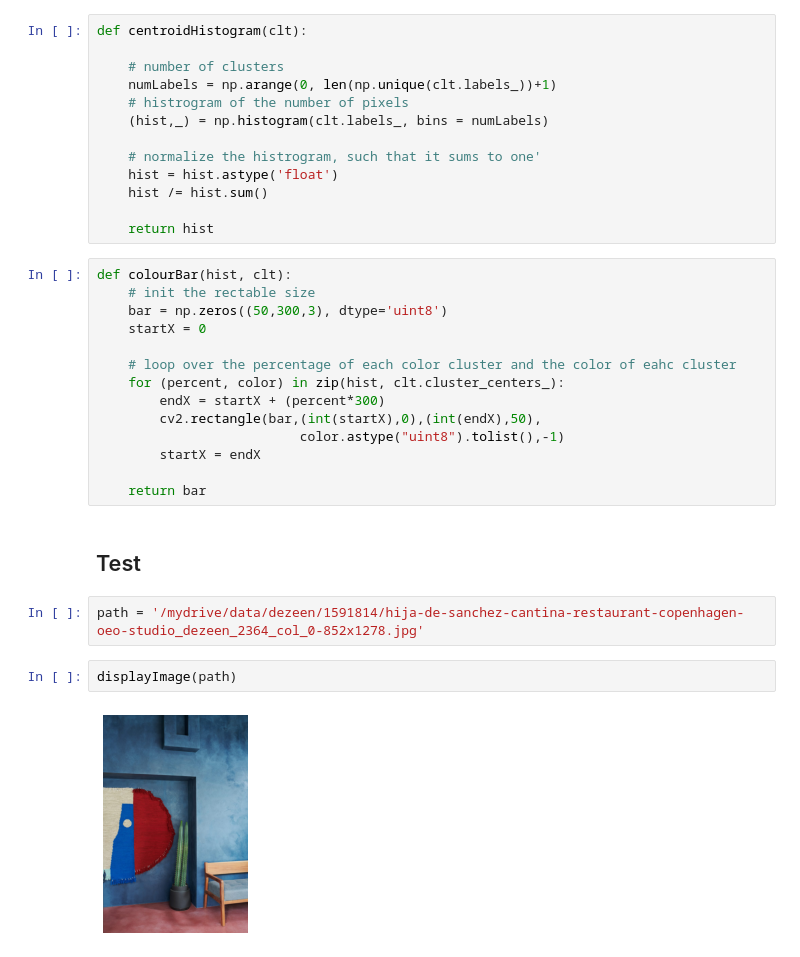
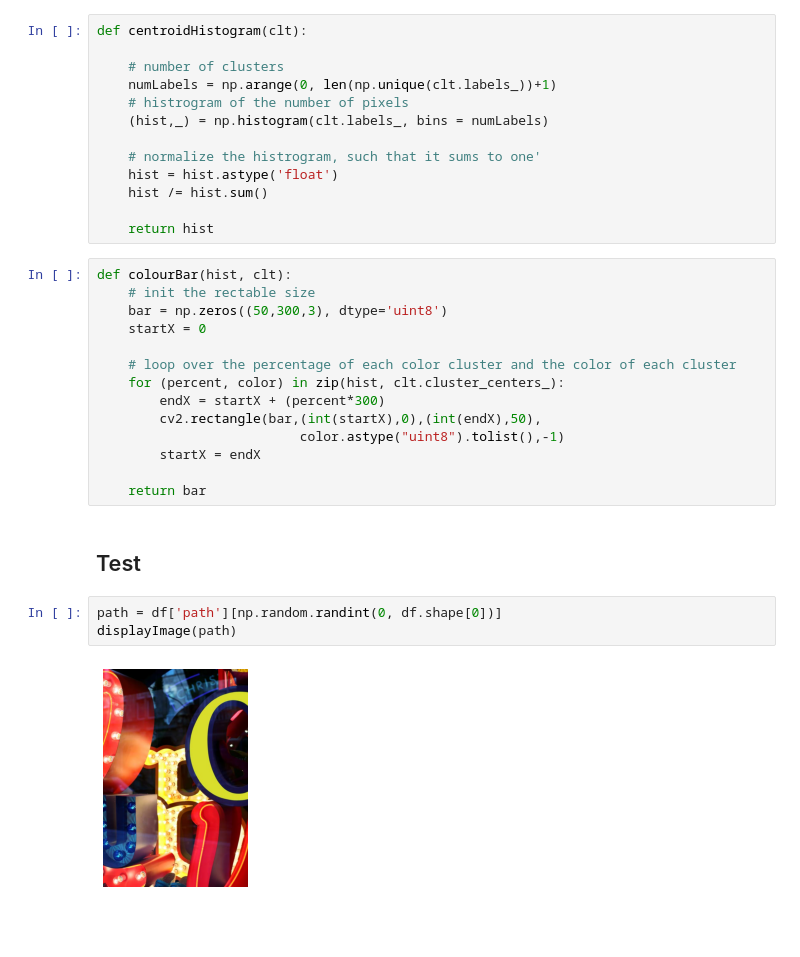
Before and after one commit to rickkk856/dezeenAI, a Jupyter notebook: 2_DominantColours.ipynb, the cells around one changed output. Drawn from its saved outputs; the diff is of its cells as text; blank space fills up the shorter version.

```diff
--- a/2_DominantColours.ipynb
+++ b/2_DominantColours.ipynb
@@ -117,7 +136,7 @@ def colourBar(hist, clt):
     bar = np.zeros((50,300,3), dtype='uint8')
     startX = 0
 
-    # loop over the percentage of each color cluster and the color of eahc cluster
+    # loop over the percentage of each color cluster and the color of each cluster
     for (percent, color) in zip(hist, clt.cluster_centers_):
         endX = startX + (percent*300)
         cv2.rectangle(bar,(int(startX),0),(int(endX),50),
@@ -127,12 +146,11 @@ def colourBar(hist, clt):
     return bar
 # %% [markdown]
 ## Test
-# %%
-path = '/mydrive/data/dezeen/1591814/hija-de-sanchez-cantina-restaurant-copenhagen-oeo-studio_dezeen_2364_col_0-852x1278.jpg'
-# %%
-displayImage(path)
-# %% [output]
-[figure, removed]
+# %%
+path = df['path'][np.random.randint(0, df.shape[0])]
+displayImage(path)
+# %% [output]
+[figure, added]
 # %%
 image = preprocessImage(path)
 displayImage(image)
```
Also changed, not shown: parts of 31 cells of this notebook, 5 other files.
